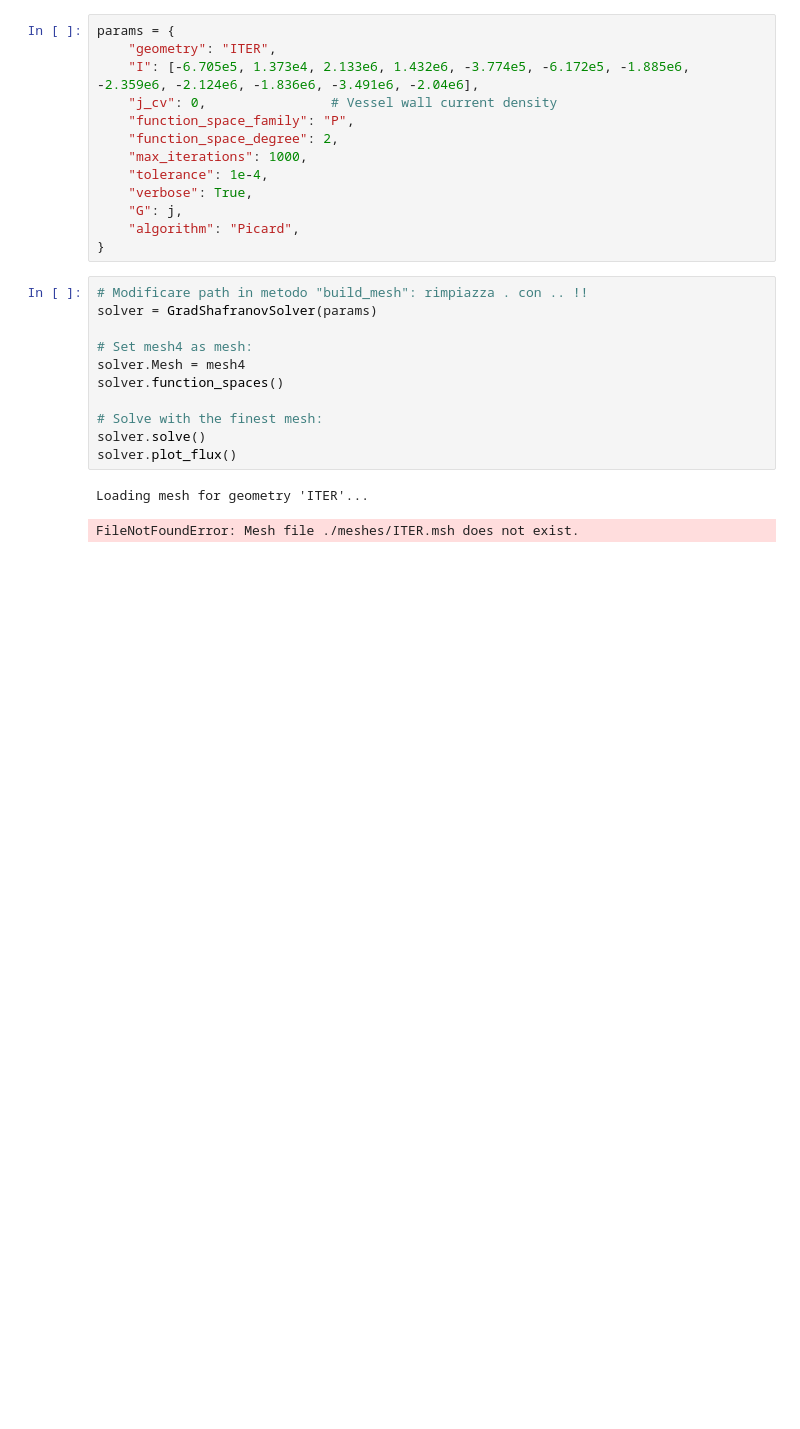
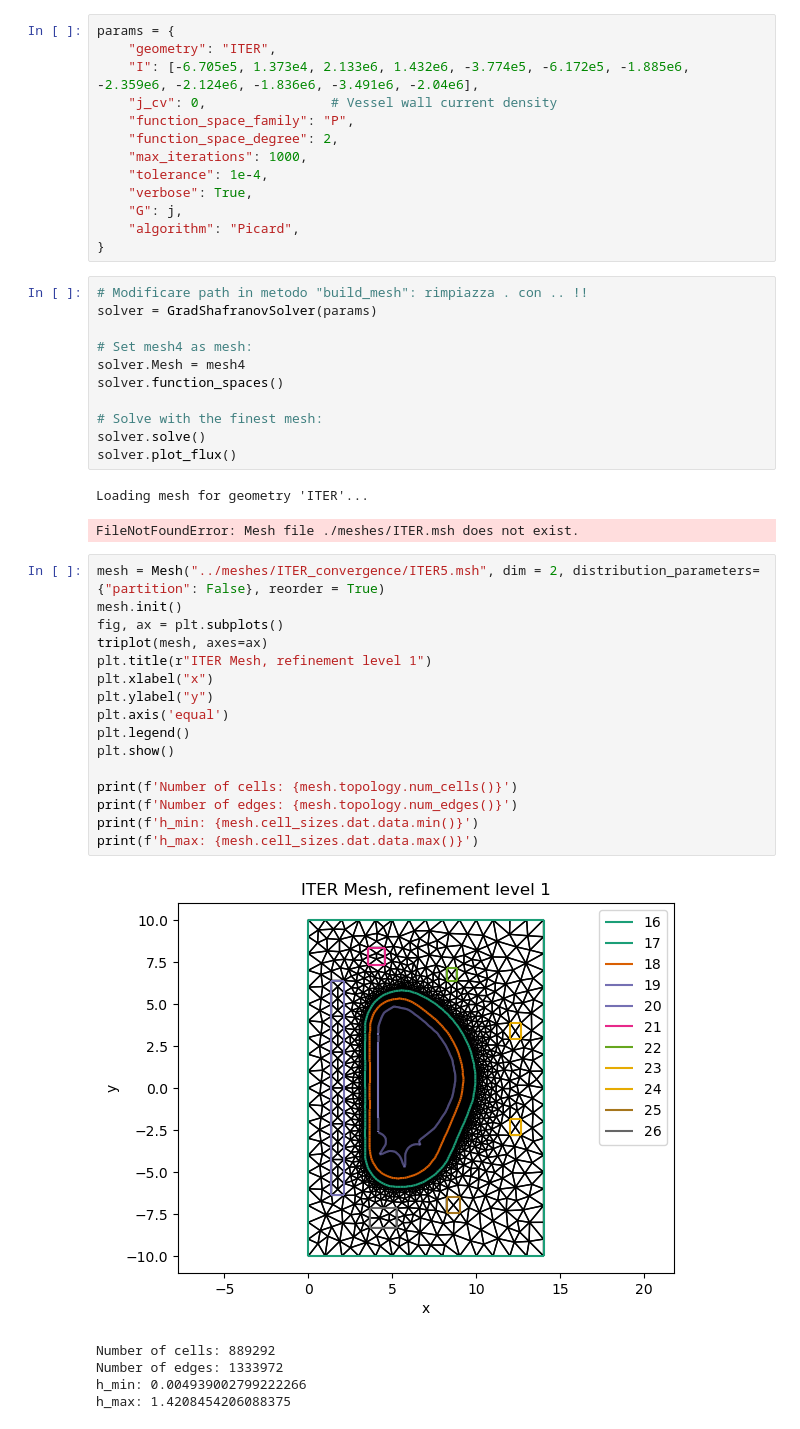
Before and after one commit to lucaciarimboli/tesi, a Jupyter notebook: FreeBoundary/notebooks/MeshRefinement.ipynb, the cells around one changed output. Saved outputs shown, nothing was run; the diff lists cells and outputs as text; blank space fills up the shorter version.

```diff
--- a/FreeBoundary/notebooks/MeshRefinement.ipynb
+++ b/FreeBoundary/notebooks/MeshRefinement.ipynb
@@ -196,3 +187,25 @@ solver.plot_flux()
 # %% [output]
 Loading mesh for geometry 'ITER'...
 FileNotFoundError: Mesh file ./meshes/ITER.msh does not exist.
+# %%
+mesh = Mesh("../meshes/ITER_convergence/ITER5.msh", dim = 2, distribution_parameters={"partition": False}, reorder = True)
+mesh.init()
+fig, ax = plt.subplots()
+triplot(mesh, axes=ax)
+plt.title(r"ITER Mesh, refinement level 1")
+plt.xlabel("x")
+plt.ylabel("y")
+plt.axis('equal')
+plt.legend()
+plt.show()
+
+print(f'Number of cells: {mesh.topology.num_cells()}')
+print(f'Number of edges: {mesh.topology.num_edges()}')
+print(f'h_min: {mesh.cell_sizes.dat.data.min()}')
+print(f'h_max: {mesh.cell_sizes.dat.data.max()}')
+# %% [output]
+[figure, added]
+Number of cells: 889292
+Number of edges: 1333972
+h_min: 0.004939002799222266
+h_max: 1.4208454206088375
```
Also changed, not shown: parts of 5 cells of this notebook, 18 other files.
